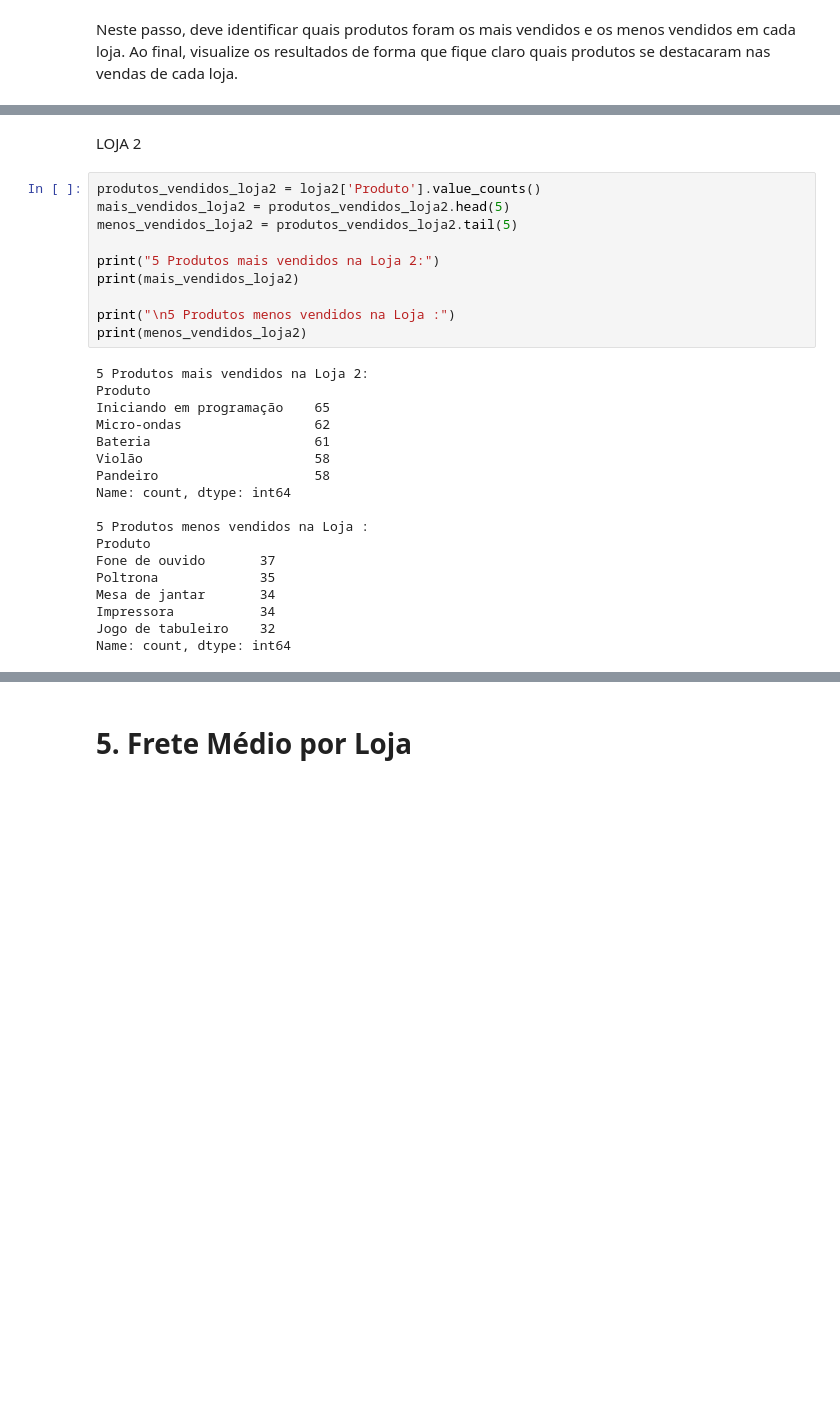
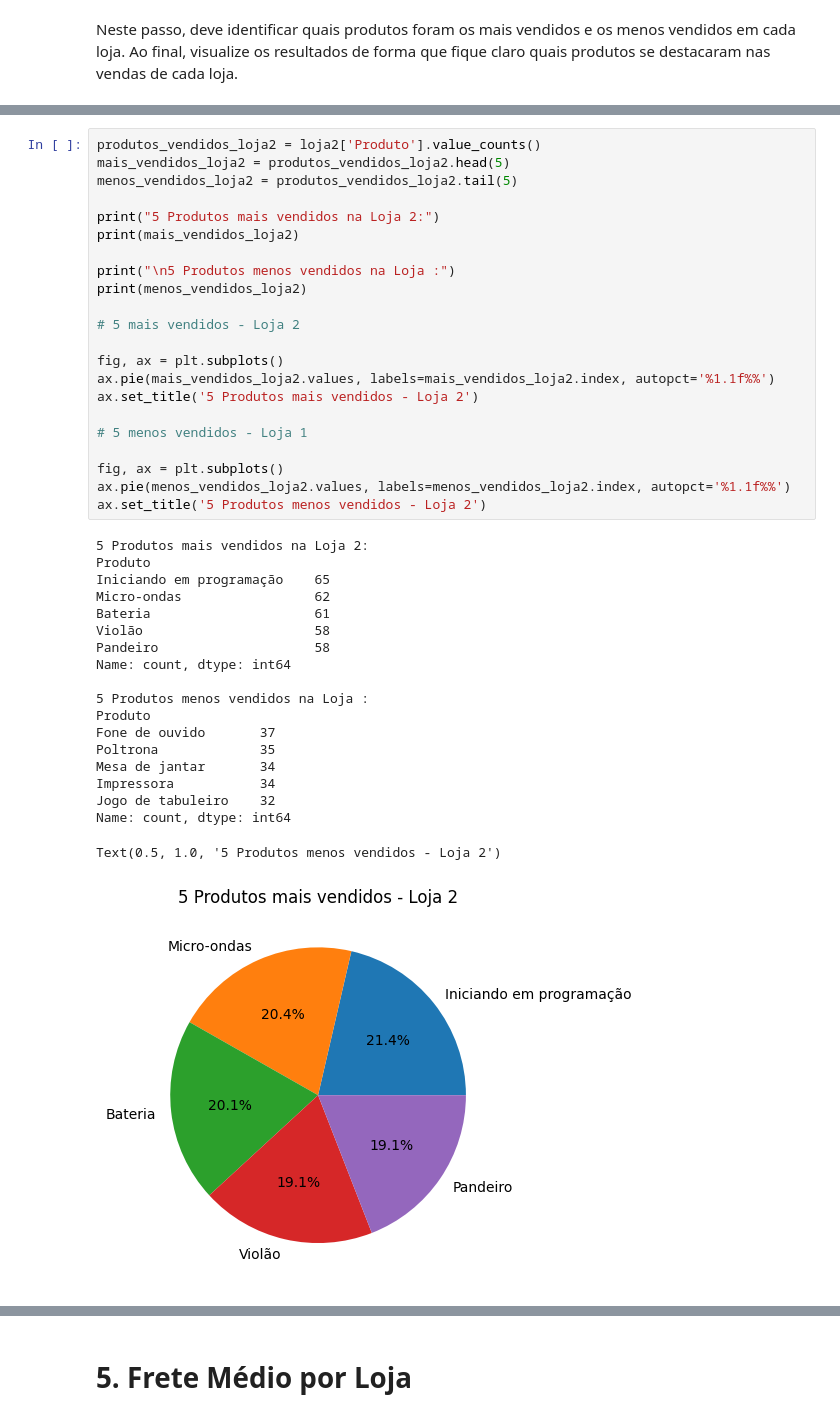
Before and after one commit to paulaferreirao/challenge-alura-store, a Jupyter notebook: AluraStoreBr.ipynb, the cells around one changed output, grey strips where cells are left out. Saved outputs shown, nothing was run; the diff lists cells and outputs as text; blank space fills up the shorter version.

```diff
--- a/AluraStoreBr.ipynb
+++ b/AluraStoreBr.ipynb
@@ -261,30 +253,42 @@ AttributeError: Rectangle.set() got an unexpected keyword argument 'calor'
-# %% [markdown]
-LOJA 2
 # %%
 produtos_vendidos_loja2 = loja2['Produto'].value_counts()
 mais_vendidos_loja2 = produtos_vendidos_loja2.head(5)
 menos_vendidos_loja2 = produtos_vendidos_loja2.tail(5)
 
 print("5 Produtos mais vendidos na Loja 2:")
 print(mais_vendidos_loja2)
 
 print("\n5 Produtos menos vendidos na Loja :")
 print(menos_vendidos_loja2)
+
+# 5 mais vendidos - Loja 2
+
+fig, ax = plt.subplots()
+ax.pie(mais_vendidos_loja2.values, labels=mais_vendidos_loja2.index, autopct='%1.1f%%')
+ax.set_title('5 Produtos mais vendidos - Loja 2')
+
+# 5 menos vendidos - Loja 1
+
+fig, ax = plt.subplots()
+ax.pie(menos_vendidos_loja2.values, labels=menos_vendidos_loja2.index, autopct='%1.1f%%')
+ax.set_title('5 Produtos menos vendidos - Loja 2')
 # %% [output]
 5 Produtos mais vendidos na Loja 2:
 Produto
 Iniciando em programação    65
 Micro-ondas                 62
 Bateria                     61
 Violão                      58
 Pandeiro                    58
 Name: count, dtype: int64
 
 5 Produtos menos vendidos na Loja :
 Produto
 Fone de ouvido       37
 Poltrona             35
 Mesa de jantar       34
 Impressora           34
 Jogo de tabuleiro    32
 Name: count, dtype: int64
+Text(0.5, 1.0, '5 Produtos menos vendidos - Loja 2')
+[figure, added]
```
Also changed, not shown: parts of 6 cells of this notebook.
